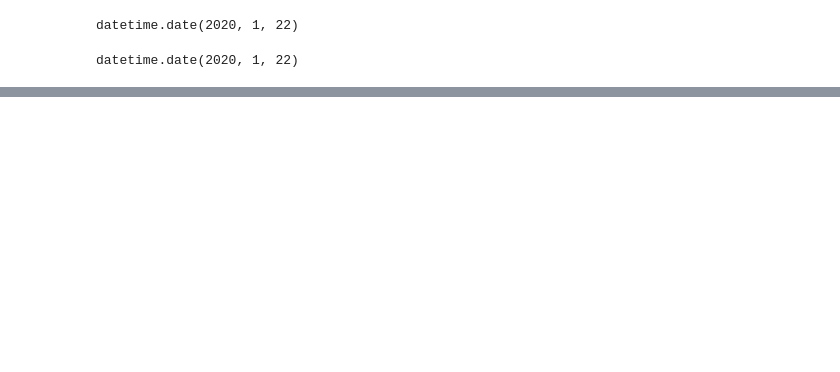
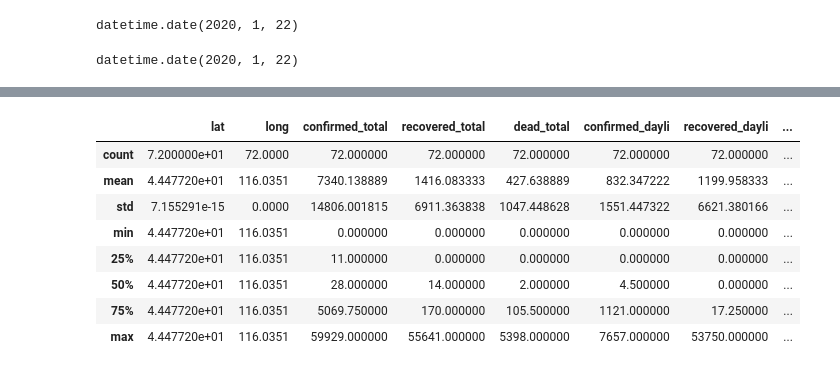
Before and after one commit to tr31zh/yacd, a Jupyter notebook: yacd.ipynb, the cells around one changed output, grey strips where cells are left out. Drawn from its saved outputs; the diff is of its cells as text; code cells hidden in the pictures; blank space fills up the shorter version.

```diff
--- a/yacd.ipynb
+++ b/yacd.ipynb
@@ -371,0 +374,8 @@ df[df.date == "2020-01-22"]
+# %%
+df_no_region = (
+    df
+    .drop(columns=['province_state'])
+    .groupby(['country_region', 'date']).sum()
+    .reset_index()
+)
+df_no_region.head()
@@ -371,0 +389,35 @@ df[df.date == "2020-01-22"]
+# %%
+df_new_column = (
+    df_no_region
+    .assign(confirmed_total=df_no_region.confirmed)
+    .assign(recovered_total=df_no_region.recovered)
+    .assign(dead_total=df_no_region.dead)
+    .assign(country=df_no_region.country_region)
+    .assign(
+        confirmed_dayli=df_no_region.confirmed.subtract(
+            df_no_region.confirmed.shift(1), fill_value=0
+        ).clip(0)
+    )
+    .assign(
+        recovered_dayli=df_no_region.recovered.subtract(
+            df_no_region.recovered.shift(1), fill_value=0
+        ).clip(0)
+    )
+    .assign(
+        dead_dayli=df_no_region.dead.subtract(
+            df_no_region.dead.shift(1), fill_value=0
+        ).clip(0)
+    )
+    .drop(columns=["confirmed", "recovered", "dead", "country_region"])
+)
+df_new_column[df_new_column.country == 'France'].describe()
+# %% [output]
+|  | lat | long | confirmed_total | recovered_total | dead_total | confirmed_dayli | recovered_dayli | ... |
+| count | 7.200000e+01 | 72.0000 | 72.000000 | 72.000000 | 72.000000 | 72.000000 | 72.000000 | ... |
+| mean | 4.447720e+01 | 116.0351 | 7340.138889 | 1416.083333 | 427.638889 | 832.347222 | 1199.958333 | ... |
+| std | 7.155291e-15 | 0.0000 | 14806.001815 | 6911.363838 | 1047.448628 | 1551.447322 | 6621.380166 | ... |
+| min | 4.447720e+01 | 116.0351 | 0.000000 | 0.000000 | 0.000000 | 0.000000 | 0.000000 | ... |
+| 25% | 4.447720e+01 | 116.0351 | 11.000000 | 0.000000 | 0.000000 | 0.000000 | 0.000000 | ... |
+| 50% | 4.447720e+01 | 116.0351 | 28.000000 | 14.000000 | 2.000000 | 4.500000 | 0.000000 | ... |
+| 75% | 4.447720e+01 | 116.0351 | 5069.750000 | 170.000000 | 105.500000 | 1121.000000 | 17.250000 | ... |
+| max | 4.447720e+01 | 116.0351 | 59929.000000 | 55641.000000 | 5398.000000 | 7657.000000 | 53750.000000 | ... |
```
Also changed, not shown: parts of 17 cells of this notebook, 1 other file.
